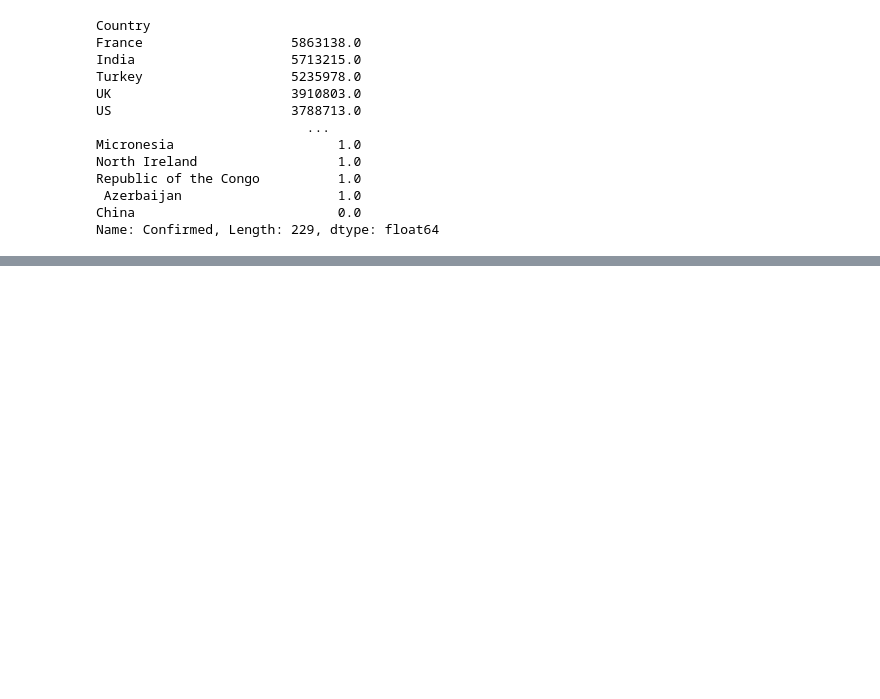
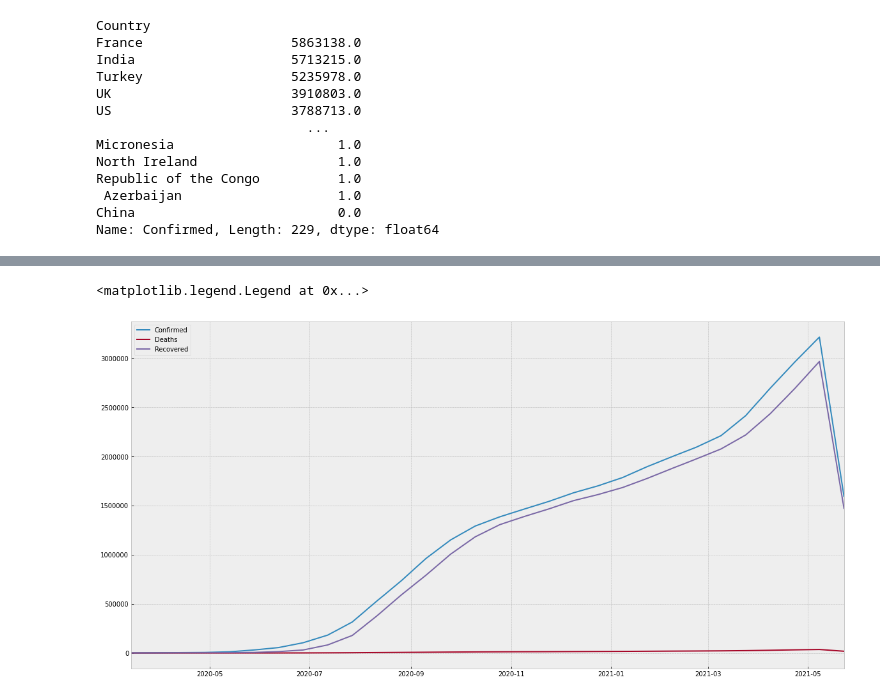
Before and after one commit to anthonypernia/EjerciciosDeTutoriasRealizadas, a Jupyter notebook: visualizaciones/after_class_visualizaciones.ipynb, the cells around one changed output, grey strips where cells are left out. Cells and saved outputs as stored; diff of their text form; code cells hidden in the pictures; blank space fills up the shorter version.

```diff
--- a/visualizaciones/after_class_visualizaciones.ipynb
+++ b/visualizaciones/after_class_visualizaciones.ipynb
@@ -417,0 +438,11 @@ df_pais_cualquiera
+# %%
+fig, ax = plt.subplots(figsize=(20,10))
+ax.ticklabel_format(useOffset=False, style='plain')
+ax.set_xlim(df_pais_cualquiera2.index[0], df_pais_cualquiera2.index[-1])
+ax.plot(x, df_pais_cualquiera2['Confirmed'], label='Confirmed')
+ax.plot(x, df_pais_cualquiera2['Deaths'], label='Deaths')
+ax.plot(x, df_pais_cualquiera2['Recovered'], label='Recovered')
+ax.legend()
+# %% [output]
+<matplotlib.legend.Legend at 0x...>
+[figure, added]
```
Also changed, not shown: parts of 18 cells of this notebook, 1 other file.
